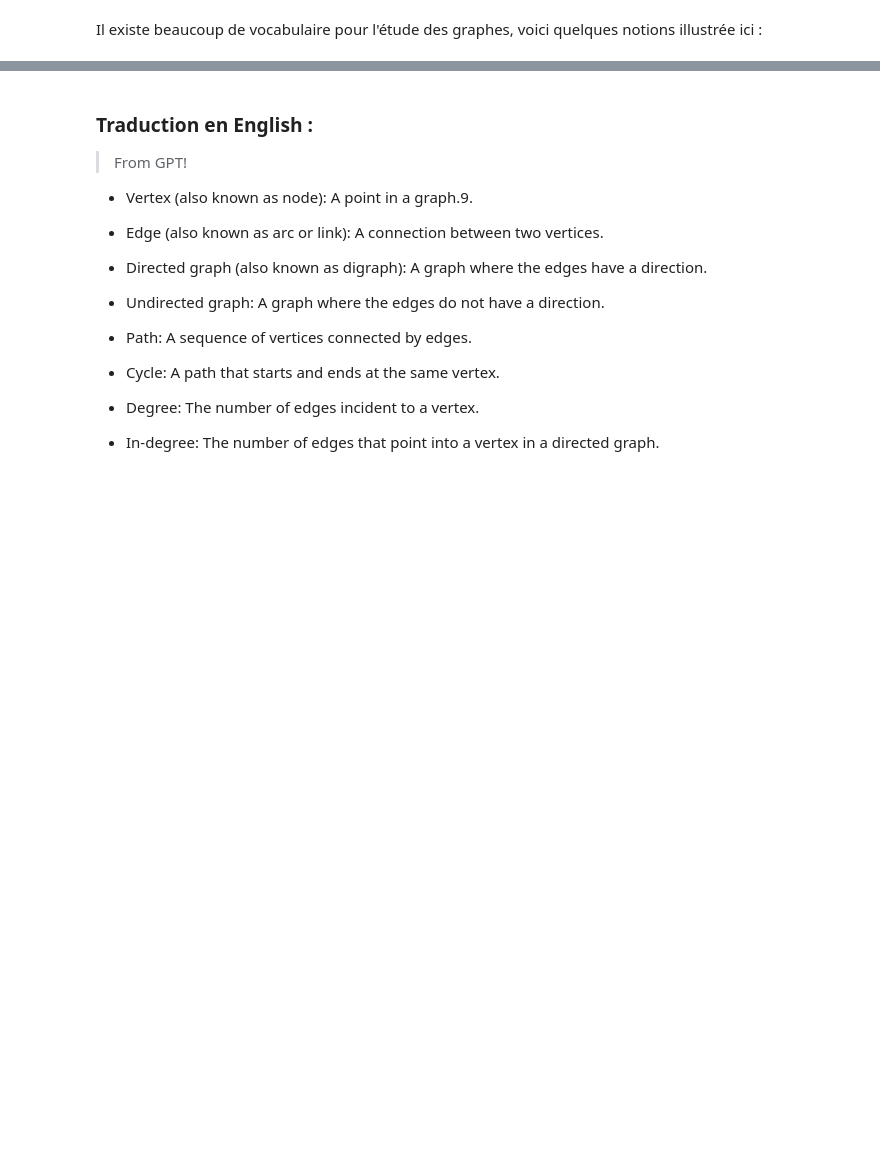
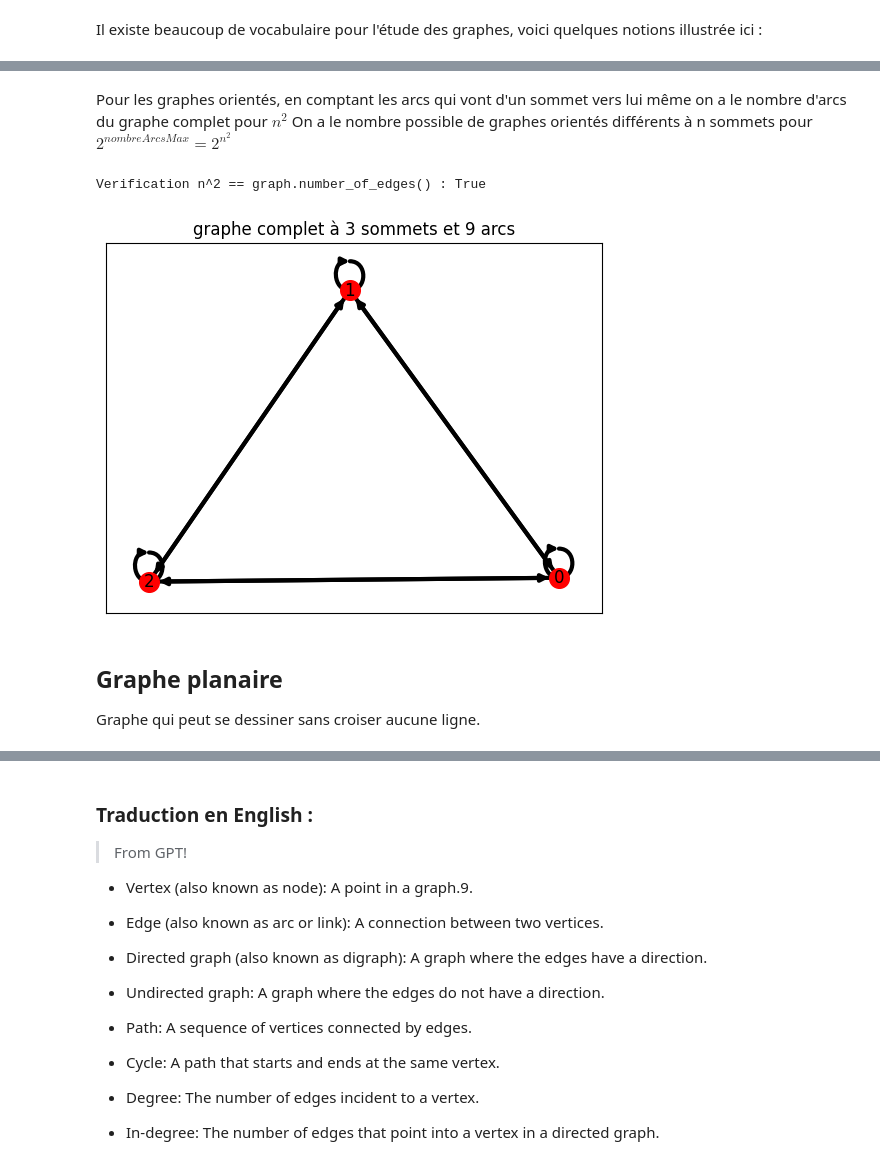
Before and after one commit to kilaposhi/graph_theory, a Jupyter notebook: graph_terminology.ipynb, the cells around one changed output, grey strips where cells are left out. Cells and saved outputs as stored; diff of their text form; code cells hidden in the pictures; blank space fills up the shorter version.

```diff
--- a/graph_terminology.ipynb
+++ b/graph_terminology.ipynb
@@ -6,0 +37,21 @@ Il existe beaucoup de vocabulaire pour l'étude des graphes, voici quelques noti
+# %% [markdown]
+Pour les graphes orientés, en comptant les arcs qui vont d'un sommet vers lui même on a le nombre d'arcs du graphe complet pour $n^2$
+On a le nombre possible de graphes orientés différents à n sommets pour $2^{nombreArcsMax} = 2^{n^2}$
+# %%
+n = 3
+
+graph = nx.complete_graph(n, nx.DiGraph())
+self_loops = [(i,i) for i in range(n)]
+graph.add_edges_from(self_loops)
+
+num_edges = n**2
+print("Verification n^2 == graph.number_of_edges() :",num_edges == graph.number_of_edges())
+draw_graph(graph, f"graphe complet à {n} sommets et {int(num_edges)} arcs")
+plt.show()
+# %% [output]
+Verification n^2 == graph.number_of_edges() : True
+[figure, added]
+# %% [markdown]
+## Graphe planaire
+
+Graphe qui peut se dessiner sans croiser aucune ligne.
```
Also changed, not shown: parts of 7 cells of this notebook, 4 other files.
